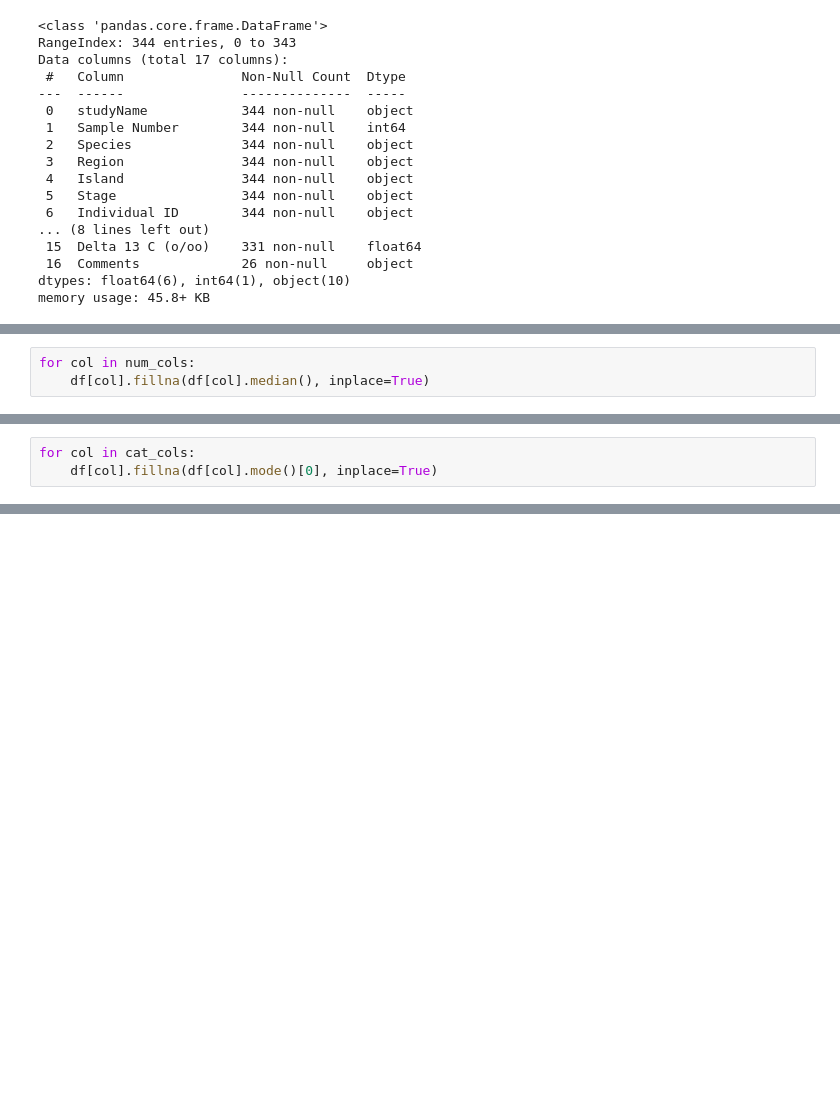
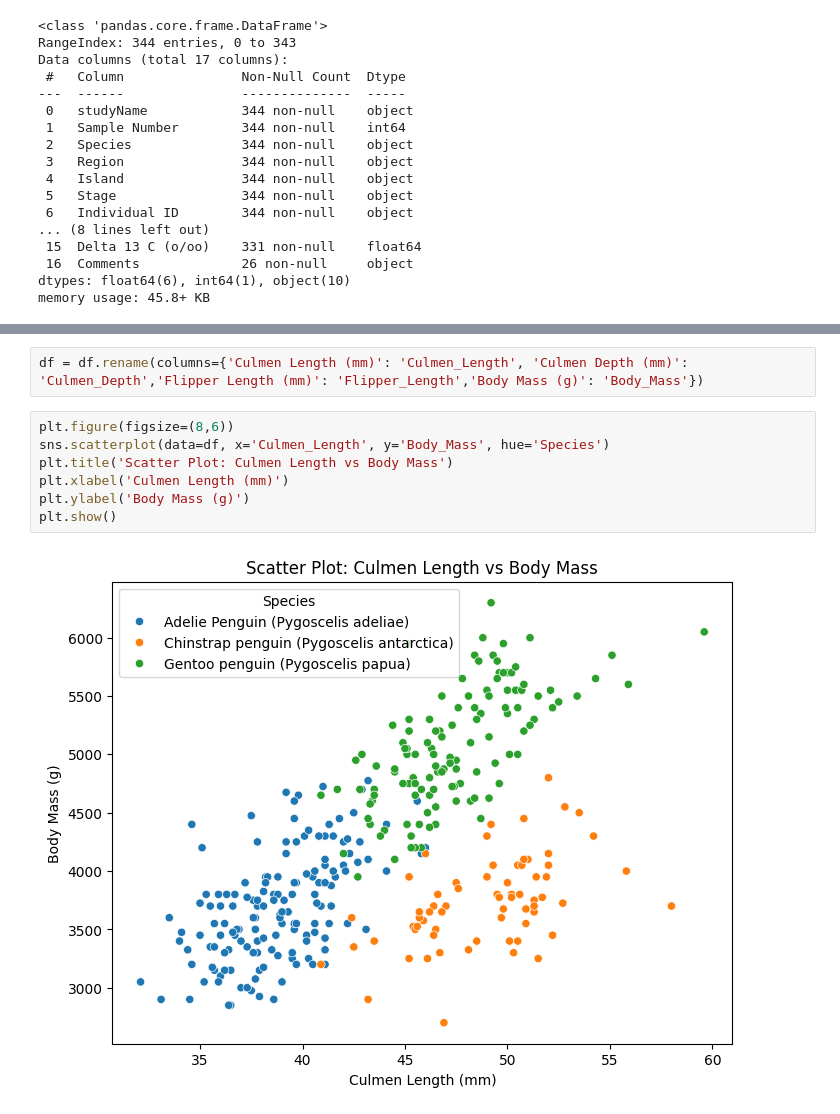
Before and after one commit to flyingrockingit/Module-10, a Jupyter notebook: Data_Visualization_V_Project.ipynb, the cells around one changed output, grey strips where cells are left out. Drawn from its saved outputs; the diff is of its cells as text; blank space fills up the shorter version.

```diff
--- a/Data_Visualization_V_Project.ipynb
+++ b/Data_Visualization_V_Project.ipynb
@@ -71,3 +48,0 @@ cat_cols = df.select_dtypes(include=['object']).columns
-# %%
-for col in num_cols:
-    df[col].fillna(df[col].median(), inplace=True)
@@ -81,3 +48,0 @@ For example, when doing 'df[col].method(value, inplace=True)', try using 'df.met
-# %%
-for col in cat_cols:
-    df[col].fillna(df[col].mode()[0], inplace=True)
@@ -132,0 +69,11 @@ The palette list has fewer values (2) than needed (3) and will cycle, which may
+# %%
+df = df.rename(columns={'Culmen Length (mm)': 'Culmen_Length', 'Culmen Depth (mm)': 'Culmen_Depth','Flipper Length (mm)': 'Flipper_Length','Body Mass (g)': 'Body_Mass'})
+# %%
+plt.figure(figsize=(8,6))
+sns.scatterplot(data=df, x='Culmen_Length', y='Body_Mass', hue='Species')
+plt.title('Scatter Plot: Culmen Length vs Body Mass')
+plt.xlabel('Culmen Length (mm)')
+plt.ylabel('Body Mass (g)')
+plt.show()
+# %% [output]
+[figure, added]
```
Also changed, not shown: parts of 15 cells of this notebook.
